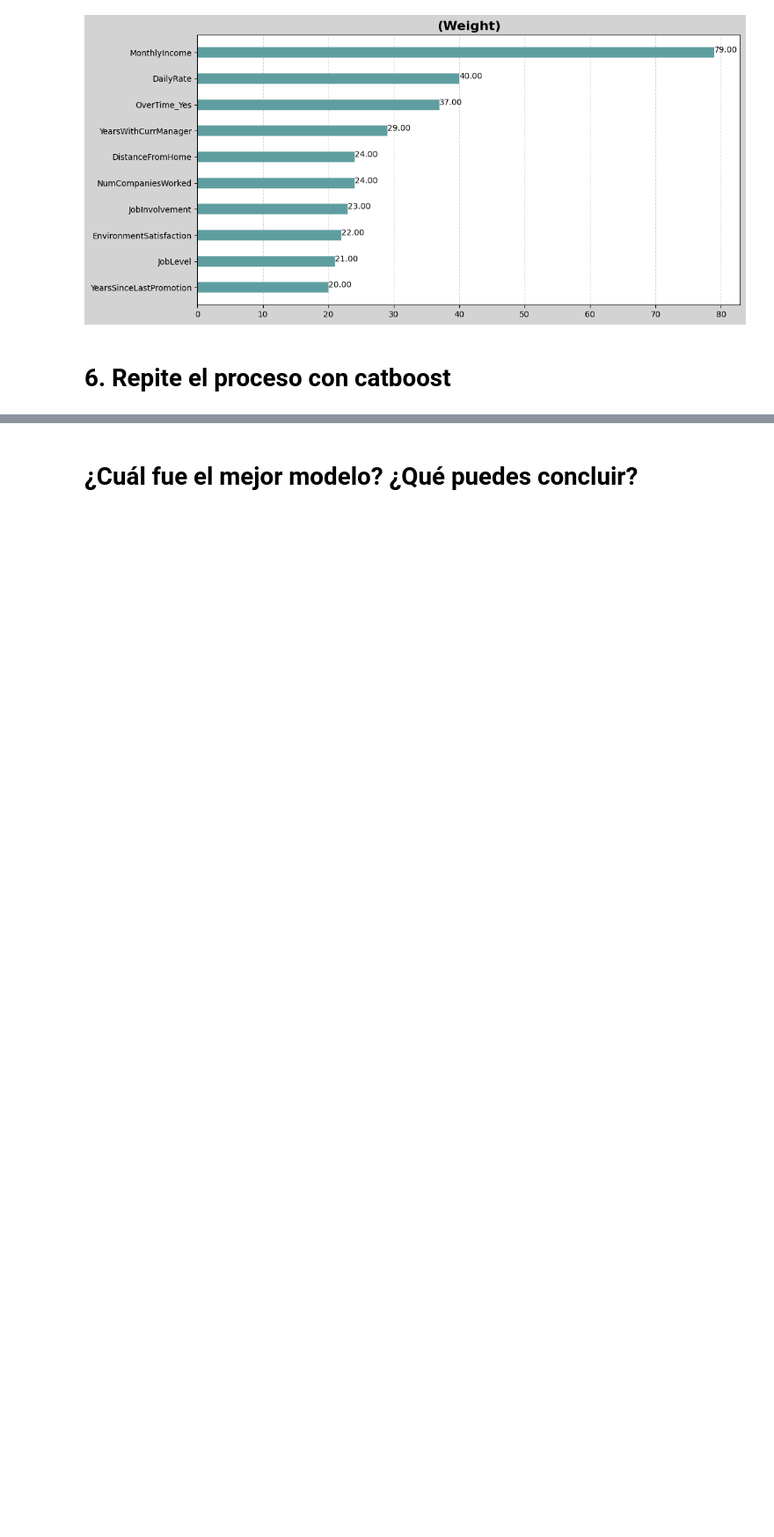
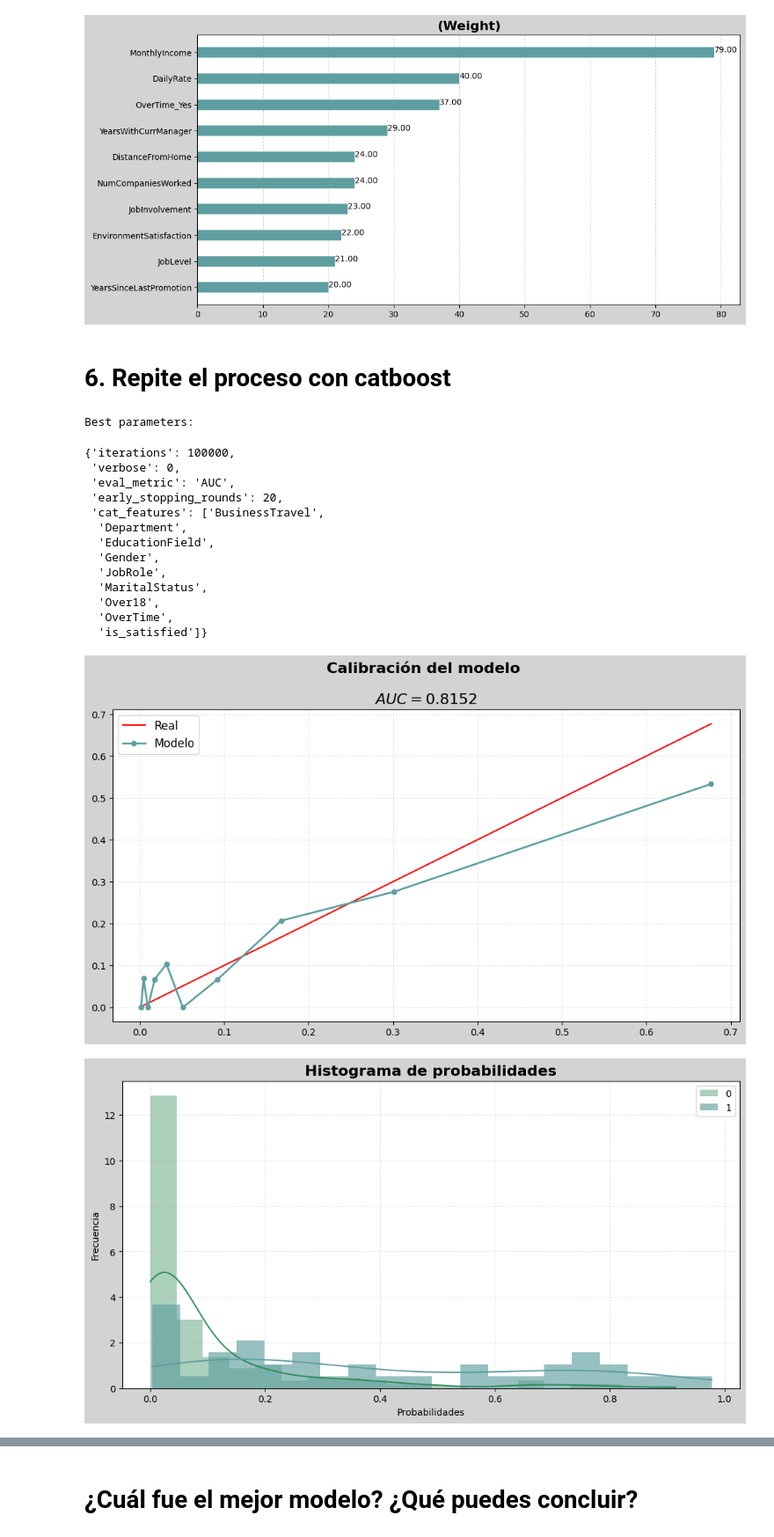
Before and after one commit to luisejdm/Aprendizaje_Estadistico, a Jupyter notebook: Examenes/Examen3_practico.ipynb, the cells around one changed output, grey strips where cells are left out. Shown at 88% size. Cells and saved outputs as stored; diff of their text form; code cells hidden in the pictures; blank space fills up the shorter version.

```diff
--- a/Examenes/Examen3_practico.ipynb
+++ b/Examenes/Examen3_practico.ipynb
@@ -246,9 +247,9 @@ def lgbm(X_train, y_train, X_test, y_test):
         'num_leaves': [10]
     }
 
-    model = LGBMClassifier(eval_metric='auc', n_jobs=-1, random_state=42)
+    model = LGBMClassifier(metric='auc', n_jobs=-1, random_state=42, verbosity=-1)
 
-    lgbm_grid = GridSearchCV(estimator=model, n_jobs=-1, cv=5, scoring='roc_auc', param_grid=params, verbose=-1)
+    lgbm_grid = GridSearchCV(estimator=model, n_jobs=-1, cv=5, scoring='roc_auc', param_grid=params)
     lgbm_grid.fit(X_train, y_train, eval_set=[(X_train, y_train), (X_test, y_test)],
                   callbacks=[early_stopping(50), log_evaluation(100)])
 
@@ -496,0 +529,33 @@ Best parameters:
+# %%
+catboost_data = data.copy()
+X = catboost_data.drop(columns=[target])
+y = data_encoded[target_encoded]
+
+X_train, X_test, y_train, y_test = train_test_split(X, y, test_size=0.2, random_state=42)
+cat_cols = [col for col in X_train.columns if col not in numeric_features]
+
+for col in cat_cols:
+    X_train[col] = X_train[col].astype(str)
+    X_test[col] = X_test[col].astype(str)
+
+catboost_model, predicciones, auc, importance = catboost(X_train, y_train, X_test, y_test, cat_cols)
+guardar_resultado('CatBoost', auc, resultados_modelos, resultados_auc)
+plot_results(predicciones, y_test, 10)
+importance_plot(X_train.columns, importance, '(Importance)')
+# %% [output]
+Best parameters:
+{'iterations': 100000,
+ 'verbose': 0,
+ 'eval_metric': 'AUC',
+ 'early_stopping_rounds': 20,
+ 'cat_features': ['BusinessTravel',
+  'Department',
+  'EducationField',
+  'Gender',
+  'JobRole',
+  'MaritalStatus',
+  'Over18',
+  'OverTime',
+  'is_satisfied']}
+[figure, added]
+[figure, added]
```
Also changed, not shown: parts of 4 cells of this notebook, 56 other files.
